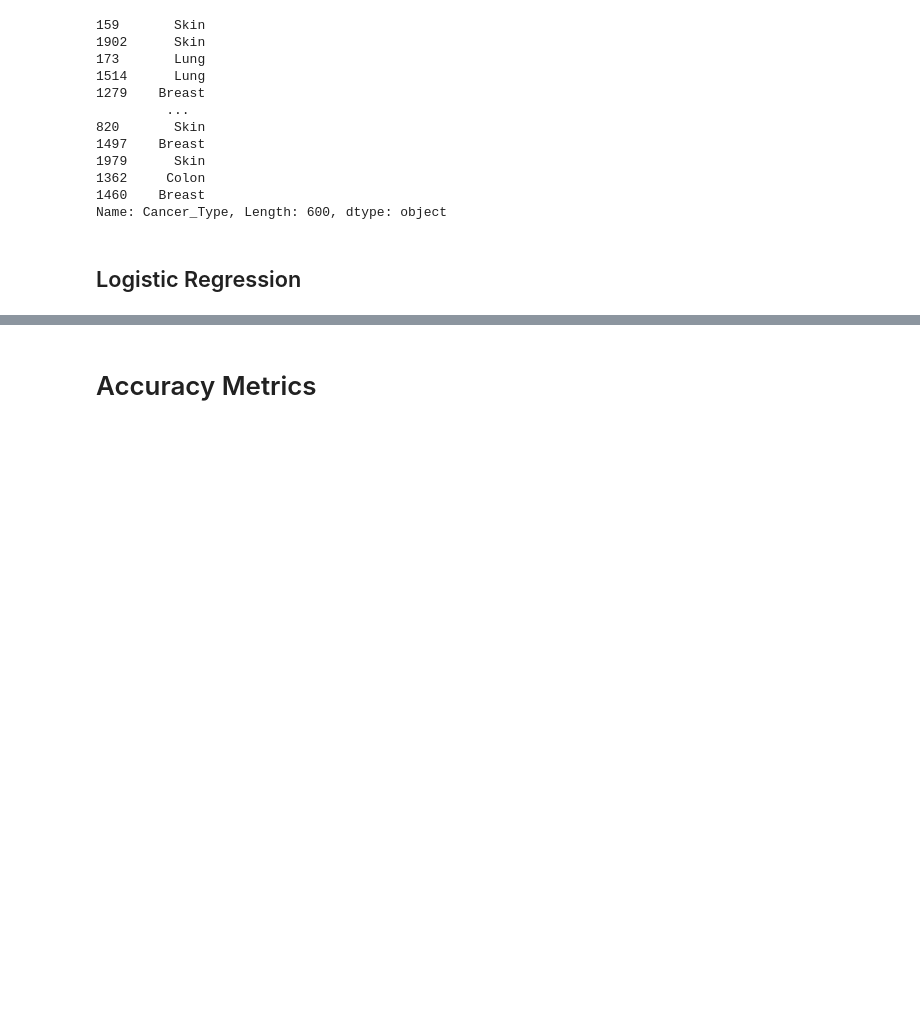
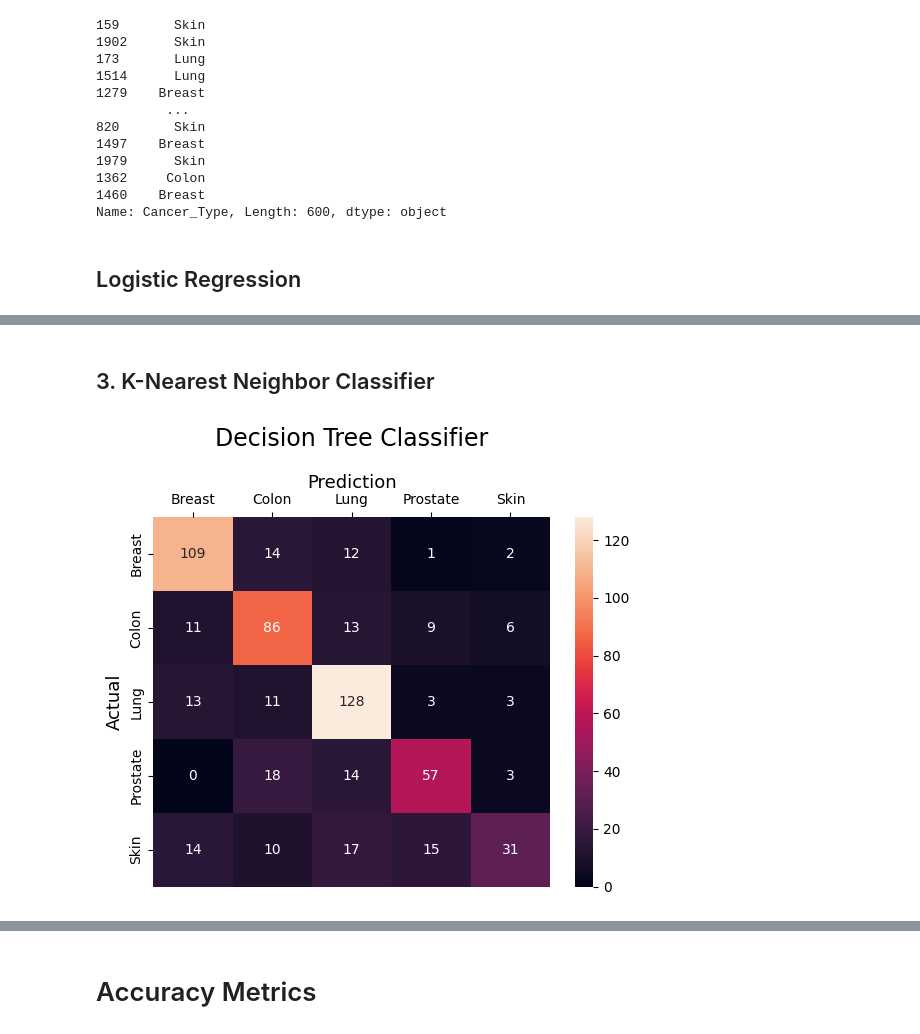
Before and after one commit to utsav-lakshkar9/Machine-Learning-Assignment-2, a Jupyter notebook: model_prediction.ipynb, the cells around one changed output, grey strips where cells are left out. Cells and saved outputs as stored; diff of their text form; code cells hidden in the pictures; blank space fills up the shorter version.

```diff
--- a/model_prediction.ipynb
+++ b/model_prediction.ipynb
@@ -283,0 +266,17 @@ weighted avg       0.68      0.69      0.67       600
+# %% [markdown]
+## 3. K-Nearest Neighbor Classifier
+# %%
+knn = KNeighborsClassifier(n_neighbors=5)
+knn.fit(X_train,y_train)
+y_pred_knn=knn.predict(X_test)
+# %%
+cm = confusion_matrix(np.array(y_test),y_pred_knn)
+sns.heatmap(cm,annot=True,fmt='g',xticklabels=sorted(y_test.unique()),yticklabels=sorted(y_test.unique()))
+plt.ylabel('Actual', fontsize=13)
+plt.title('Decision Tree Classifier', fontsize=17, pad=20)
+plt.gca().xaxis.set_label_position('top')
+plt.xlabel('Prediction', fontsize=13)
+plt.gca().xaxis.tick_top()
+plt.show()
+# %% [output]
+[figure, added]
```
Also changed, not shown: parts of 26 cells of this notebook.
